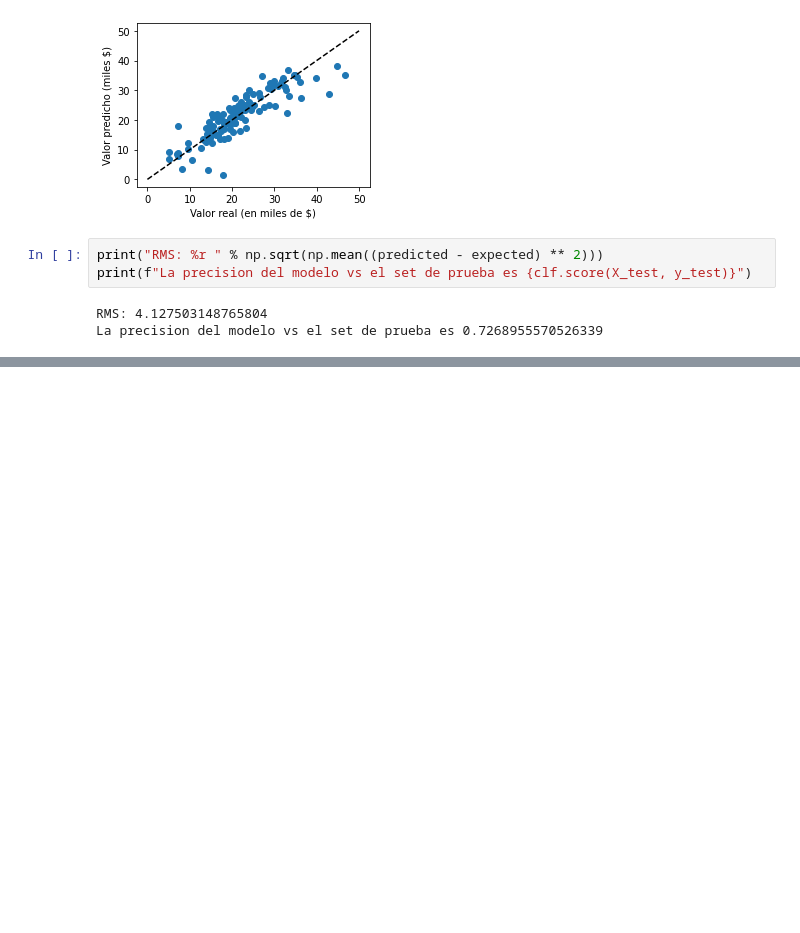
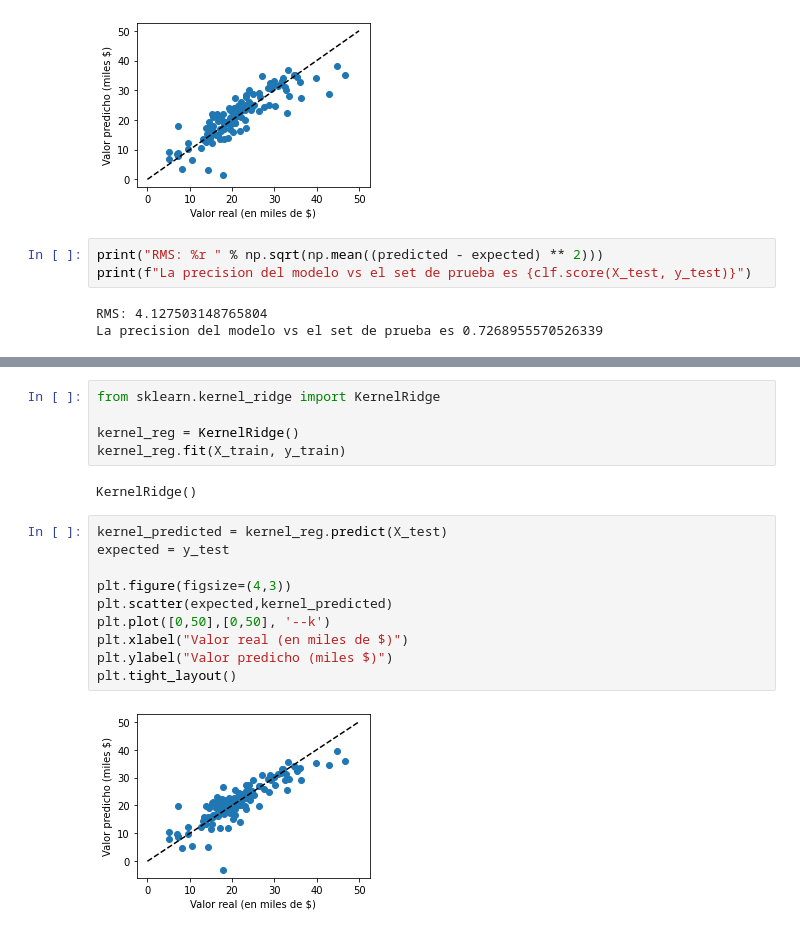
Before and after one commit to tian2992/notebooks_dateros, a Jupyter notebook: dA/regresion/boston_regresion.ipynb, the cells around one changed output, grey strips where cells are left out. Saved outputs shown, nothing was run; the diff lists cells and outputs as text; blank space fills up the shorter version.

```diff
--- a/dA/regresion/boston_regresion.ipynb
+++ b/dA/regresion/boston_regresion.ipynb
@@ -107,0 +148,19 @@ La precision del modelo vs el set de prueba es 0.7268955570526339
+# %%
+from sklearn.kernel_ridge import KernelRidge
+
+kernel_reg = KernelRidge()
+kernel_reg.fit(X_train, y_train)
+# %% [output]
+KernelRidge()
+# %%
+kernel_predicted = kernel_reg.predict(X_test)
+expected = y_test
+
+plt.figure(figsize=(4,3))
+plt.scatter(expected,kernel_predicted)
+plt.plot([0,50],[0,50], '--k')
+plt.xlabel("Valor real (en miles de $)")
+plt.ylabel("Valor predicho (miles $)")
+plt.tight_layout()
+# %% [output]
+[figure, added]
```
Also changed, not shown: parts of 23 cells of this notebook.
